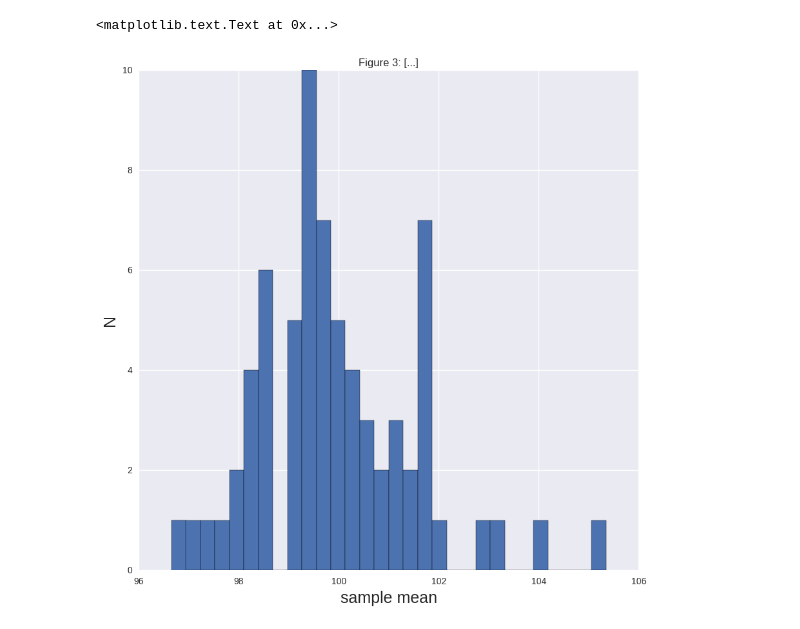
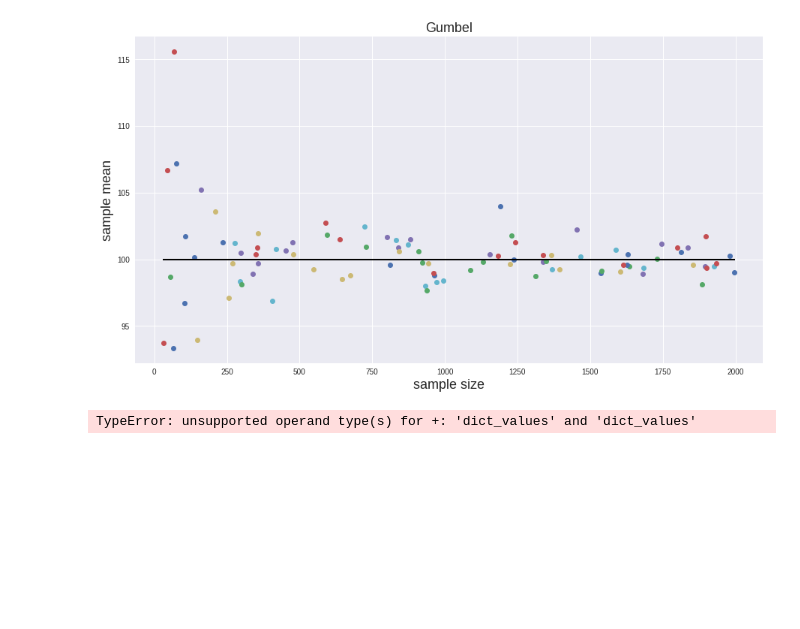
Before and after one commit to charlie-moffett/PUI2017_cm4698, a Jupyter notebook: HW3_cm4698/Assignment1_cm4698.ipynb, the cells around one changed output. Saved outputs shown, nothing was run; the diff lists cells and outputs as text; code cells hidden in the pictures; blank space fills up the shorter version.

```diff
--- a/HW3_cm4698/Assignment1_cm4698.ipynb
+++ b/HW3_cm4698/Assignment1_cm4698.ipynb
@@ -172,13 +144,42 @@ pl.title('Figure 2: [describe what you see and how it relates to the law of larg
+# %%
+np.random.seed(98)
+md['gumb'] = {}
+gamma = 0.5772156649015328606065120900824024310421
+scale = (mySTD*sqrt(6))/np.pi
+mode = mymean - ((scale)*gamma)
+
+#Filling the dictionary
+for n in mysize:
+    md['gumb'][n] = np.random.gumbel(mode, scale, size = n)
+
+#Saving the means in my dictionary
+md['gumb']['means'] = {}
+
+#Plotting the Means
+axGumb_means = pl.figure(figsize=(15,8)).add_subplot(111)
+for nn in md['gumb']:
+    if not type(nn) == str:
+        md['gumb']['means'][nn] = md['gumb'][nn].mean()
+        axGumb_means.plot(nn, md['gumb']['means'][nn], 'o')
+        axGumb_means.set_xlabel('sample size', fontsize=18)
+        axGumb_means.set_ylabel('sample mean', fontsize=18)
+        axGumb_means.set_title('Gumbel', fontsize=18)
+        axGumb_means.plot([min(mysize), max(mysize)], [mymean, mymean], 'k')
+# %% [output]
+[figure, added]
 # %%
 # plotting histogram of the mean of all samples
-# by appending each mean in a list using a for loop
-allmeans = list(md['chisq']['means'].values())
+allmeans = list(md['chisq']['means'].values() +
+                md['norm']['means'].values() +
+                md['pois']['means'].values() +
+                (md['binom']['means'].values()) +
+                md['gumb']['means'].values()
+                )
 
-pl.figure(figsize=(10, 10))
-pl.hist(allmeans,bins=30)
-pl.xlabel('sample mean', fontsize = 18)
-pl.ylabel('N', fontsize = 18)
-pl.title('Figure 3: [...]')
+pl.figure(figsize=(12, 12))
+pl.hist(allmeans,bins=50)
+pl.xlabel('sample mean', fontsize = 15)
+pl.ylabel('# of samples', fontsize = 15)
+pl.title('All Means')
 # %% [output]
-<matplotlib.text.Text at 0x...>
+TypeError: unsupported operand type(s) for +: 'dict_values' and 'dict_values'
-[figure, removed]
```
Also changed, not shown: parts of 15 cells of this notebook.
